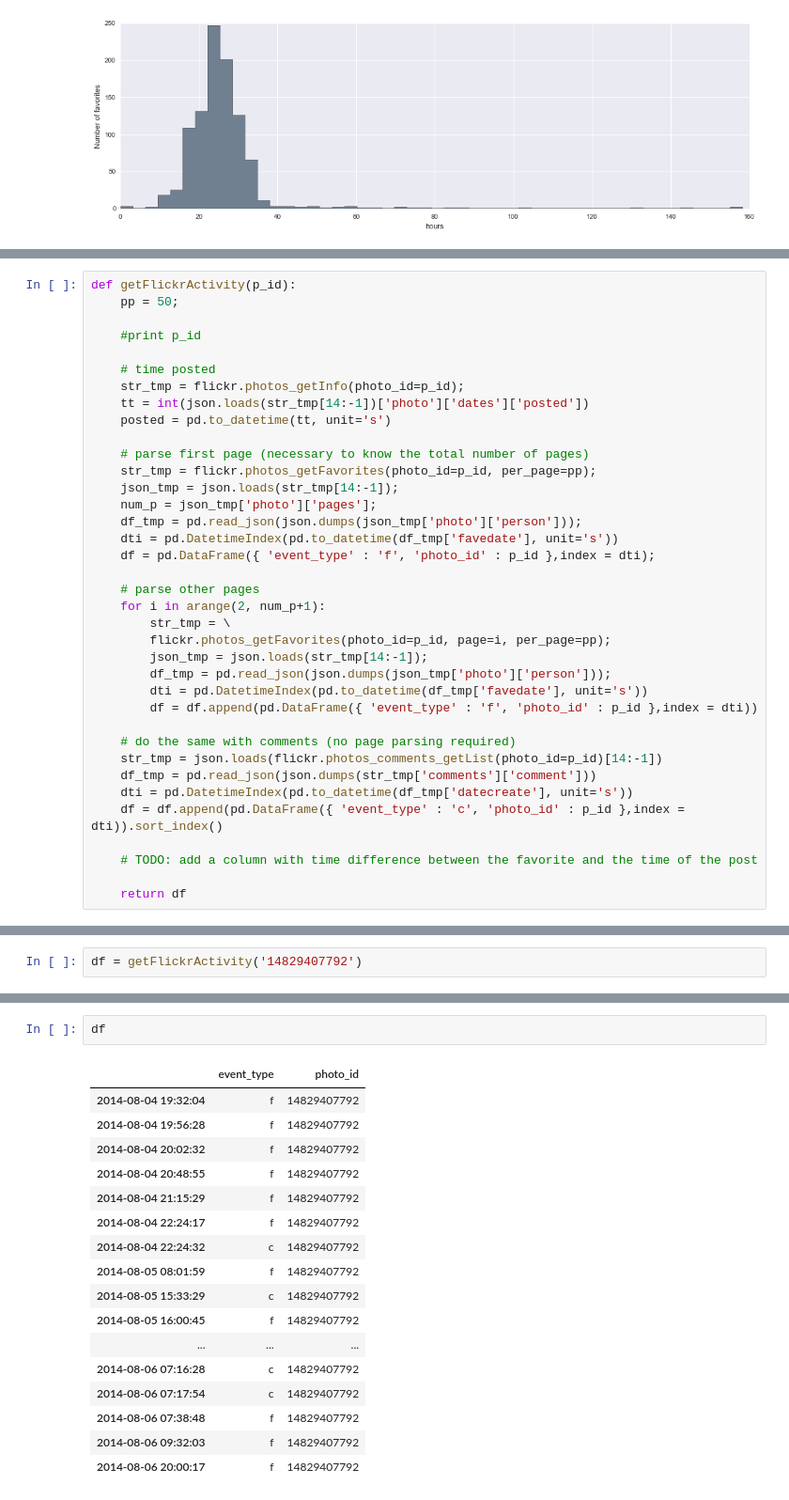
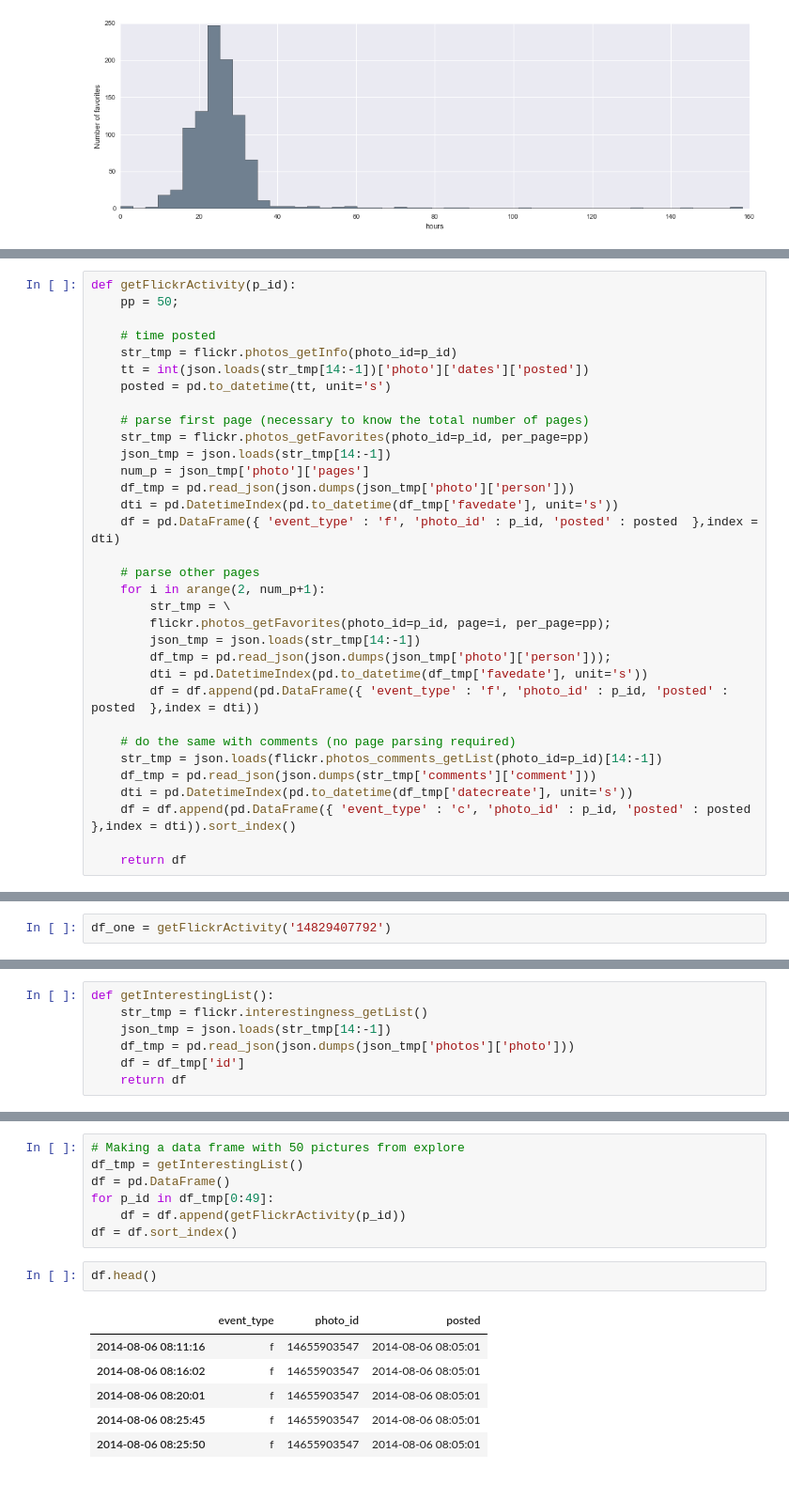
Before and after one commit to odhondt/flickr-data, a Jupyter notebook: flickr data.ipynb, the cells around one changed output, grey strips where cells are left out. Shown at 94% size. Drawn from its saved outputs; the diff is of its cells as text.

Commit message:
retrieve results for 50 explore pics

```diff
--- a/flickr data.ipynb
+++ b/flickr data.ipynb
@@ -221,36 +221,32 @@ xlabel('hours'); ylabel('Number of favorites')
 def getFlickrActivity(p_id):
     pp = 50;
 
-    #print p_id
-
     # time posted
-    str_tmp = flickr.photos_getInfo(photo_id=p_id);
+    str_tmp = flickr.photos_getInfo(photo_id=p_id)
     tt = int(json.loads(str_tmp[14:-1])['photo']['dates']['posted'])
     posted = pd.to_datetime(tt, unit='s')
 
     # parse first page (necessary to know the total number of pages)
-    str_tmp = flickr.photos_getFavorites(photo_id=p_id, per_page=pp);
-    json_tmp = json.loads(str_tmp[14:-1]);
-    num_p = json_tmp['photo']['pages'];
-    df_tmp = pd.read_json(json.dumps(json_tmp['photo']['person']));
+    str_tmp = flickr.photos_getFavorites(photo_id=p_id, per_page=pp)
+    json_tmp = json.loads(str_tmp[14:-1])
+    num_p = json_tmp['photo']['pages']
+    df_tmp = pd.read_json(json.dumps(json_tmp['photo']['person']))
     dti = pd.DatetimeIndex(pd.to_datetime(df_tmp['favedate'], unit='s'))
-    df = pd.DataFrame({ 'event_type' : 'f', 'photo_id' : p_id },index = dti);
+    df = pd.DataFrame({ 'event_type' : 'f', 'photo_id' : p_id, 'posted' : posted  },index = dti)
 
     # parse other pages
     for i in arange(2, num_p+1):
         str_tmp = \
         flickr.photos_getFavorites(photo_id=p_id, page=i, per_page=pp);
-        json_tmp = json.loads(str_tmp[14:-1]);
+        json_tmp = json.loads(str_tmp[14:-1])
         df_tmp = pd.read_json(json.dumps(json_tmp['photo']['person']));
         dti = pd.DatetimeIndex(pd.to_datetime(df_tmp['favedate'], unit='s'))
-        df = df.append(pd.DataFrame({ 'event_type' : 'f', 'photo_id' : p_id },index = dti))
+        df = df.append(pd.DataFrame({ 'event_type' : 'f', 'photo_id' : p_id, 'posted' : posted  },index = dti))
 
     # do the same with comments (no page parsing required)
     str_tmp = json.loads(flickr.photos_comments_getList(photo_id=p_id)[14:-1])
     df_tmp = pd.read_json(json.dumps(str_tmp['comments']['comment']))
     dti = pd.DatetimeIndex(pd.to_datetime(df_tmp['datecreate'], unit='s'))
-    df = df.append(pd.DataFrame({ 'event_type' : 'c', 'photo_id' : p_id },index = dti)).sort_index()
-
-    # TODO: add a column with time difference between the favorite and the time of the post
+    df = df.append(pd.DataFrame({ 'event_type' : 'c', 'photo_id' : p_id, 'posted' : posted },index = dti)).sort_index()
 
     return df
@@ -257,2 +259,2 @@ def getFlickrActivity(p_id):
 # %%
-df = getFlickrActivity('14829407792')
+df_one = getFlickrActivity('14829407792')
@@ -258,0 +272,7 @@ df = getFlickrActivity('14829407792')
+# %%
+def getInterestingList():
+    str_tmp = flickr.interestingness_getList()
+    json_tmp = json.loads(str_tmp[14:-1])
+    df_tmp = pd.read_json(json.dumps(json_tmp['photos']['photo']))
+    df = df_tmp['id']
+    return df
@@ -259,20 +281,16 @@ df = getFlickrActivity('14829407792')
+# %%
+# Making a data frame with 50 pictures from explore
+df_tmp = getInterestingList()
+df = pd.DataFrame()
+for p_id in df_tmp[0:49]:
+    df = df.append(getFlickrActivity(p_id))
+df = df.sort_index()
 # %%
-df
+df.head()
 # %% [output]
-|  | event_type | photo_id |
-| 2014-08-04 19:32:04 | f | 14829407792 |
-| 2014-08-04 19:56:28 | f | 14829407792 |
-| 2014-08-04 20:02:32 | f | 14829407792 |
-| 2014-08-04 20:48:55 | f | 14829407792 |
-| 2014-08-04 21:15:29 | f | 14829407792 |
-| 2014-08-04 22:24:17 | f | 14829407792 |
-| 2014-08-04 22:24:32 | c | 14829407792 |
-| 2014-08-05 08:01:59 | f | 14829407792 |
-| 2014-08-05 15:33:29 | c | 14829407792 |
-| 2014-08-05 16:00:45 | f | 14829407792 |
-| ... | ... | ... |
-| 2014-08-06 07:16:28 | c | 14829407792 |
-| 2014-08-06 07:17:54 | c | 14829407792 |
-| 2014-08-06 07:38:48 | f | 14829407792 |
-| 2014-08-06 09:32:03 | f | 14829407792 |
-| 2014-08-06 20:00:17 | f | 14829407792 |
+|  | event_type | photo_id | posted |
+| 2014-08-06 08:11:16 | f | 14655903547 | 2014-08-06 08:05:01 |
+| 2014-08-06 08:16:02 | f | 14655903547 | 2014-08-06 08:05:01 |
+| 2014-08-06 08:20:01 | f | 14655903547 | 2014-08-06 08:05:01 |
+| 2014-08-06 08:25:45 | f | 14655903547 | 2014-08-06 08:05:01 |
+| 2014-08-06 08:25:50 | f | 14655903547 | 2014-08-06 08:05:01 |
```
Also changed, not shown: parts of 8 cells of this notebook.
